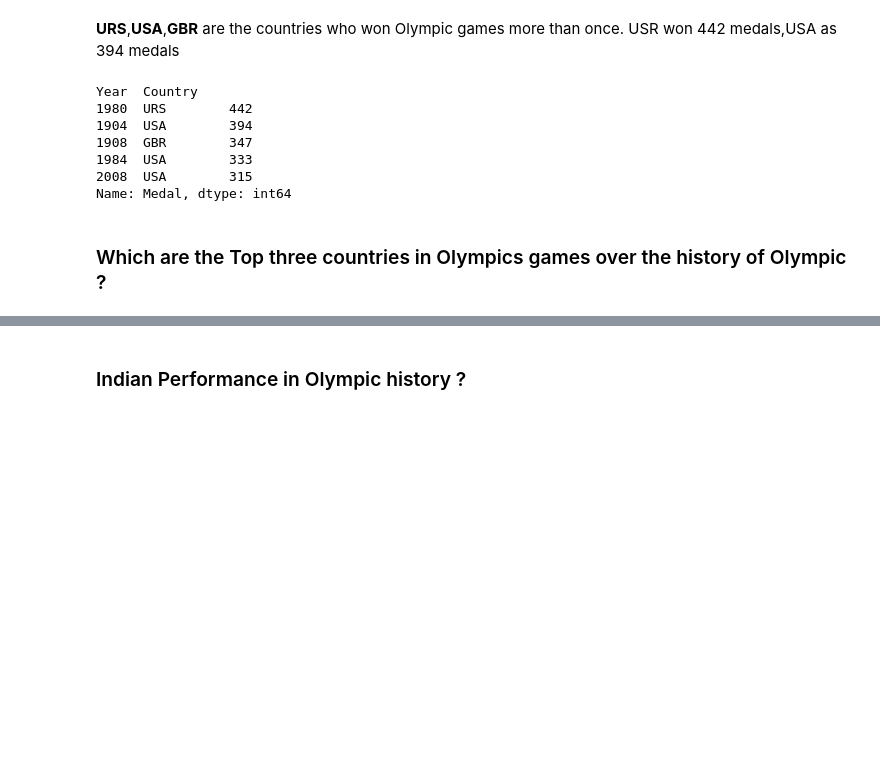
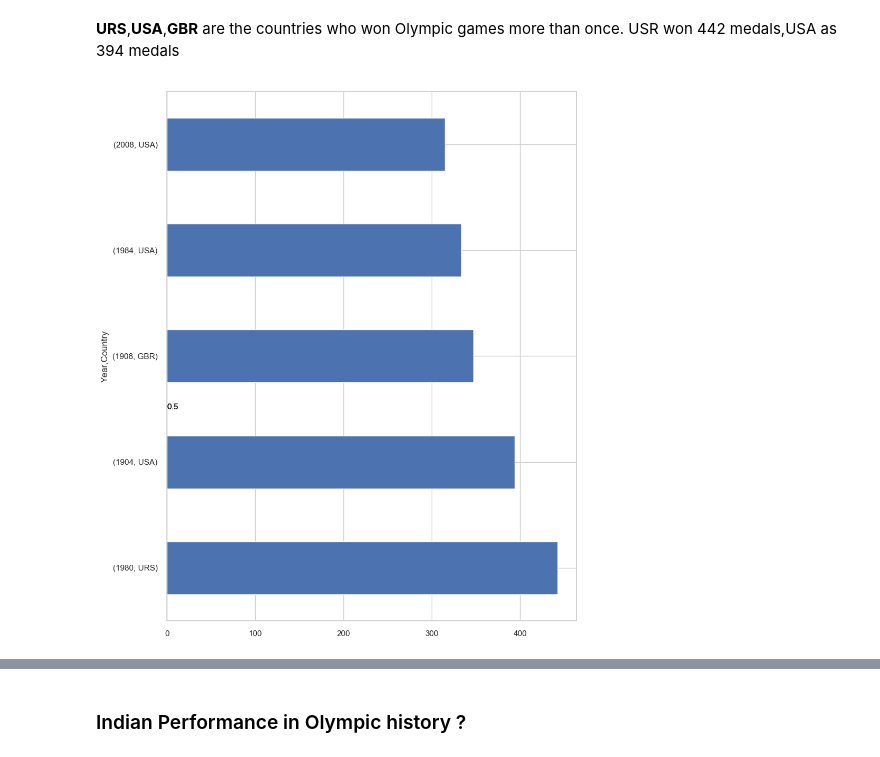
Before and after one commit to harjeet31/Summer-Olympics-EDA, a Jupyter notebook: Olympic_Project_Term1&2.ipynb, the cells around one changed output, grey strips where cells are left out. Drawn from its saved outputs; the diff is of its cells as text; code cells hidden in the pictures; blank space fills up the shorter version.

```diff
--- a/Olympic_Project_Term1&2.ipynb
+++ b/Olympic_Project_Term1&2.ipynb
@@ -714,15 +714,7 @@ __URS__,__USA__,__GBR__ are the countries who won Olympic games more than once.
 # %%
 #8.	Which countries won the Olympics more than one ?
 
-Olympics_df.groupby(['Year','Country'])['Medal'].count().nlargest(5)
+Olympics_df.groupby(['Year','Country'])['Medal'].count().nlargest(5).plot.barh()
+plt.savefig("TopCountryWonMorethan once")
 # %% [output]
-Year  Country
-1980  URS        442
-1904  USA        394
-1908  GBR        347
-1984  USA        333
-2008  USA        315
-Name: Medal, dtype: int64
+[figure, added]
-# %% [markdown]
-<a id=section408></a>
-### Which are the Top three countries in Olympics games over the history of Olympic ?
```
Also changed, not shown: parts of 10 cells of this notebook, 2 other files.
